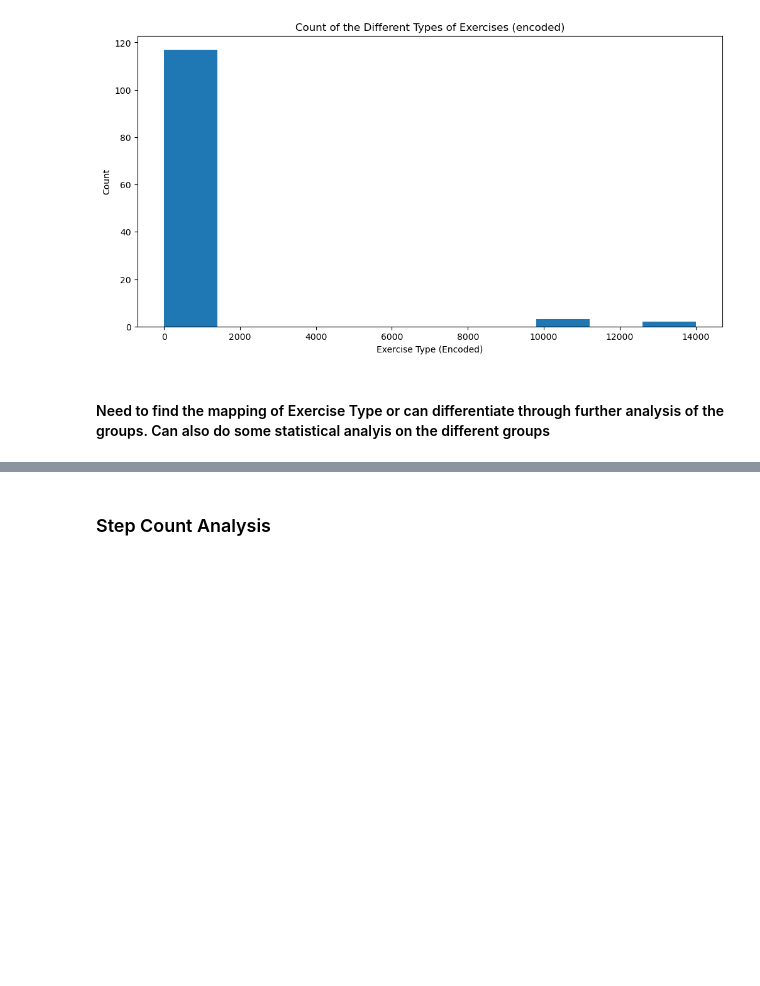
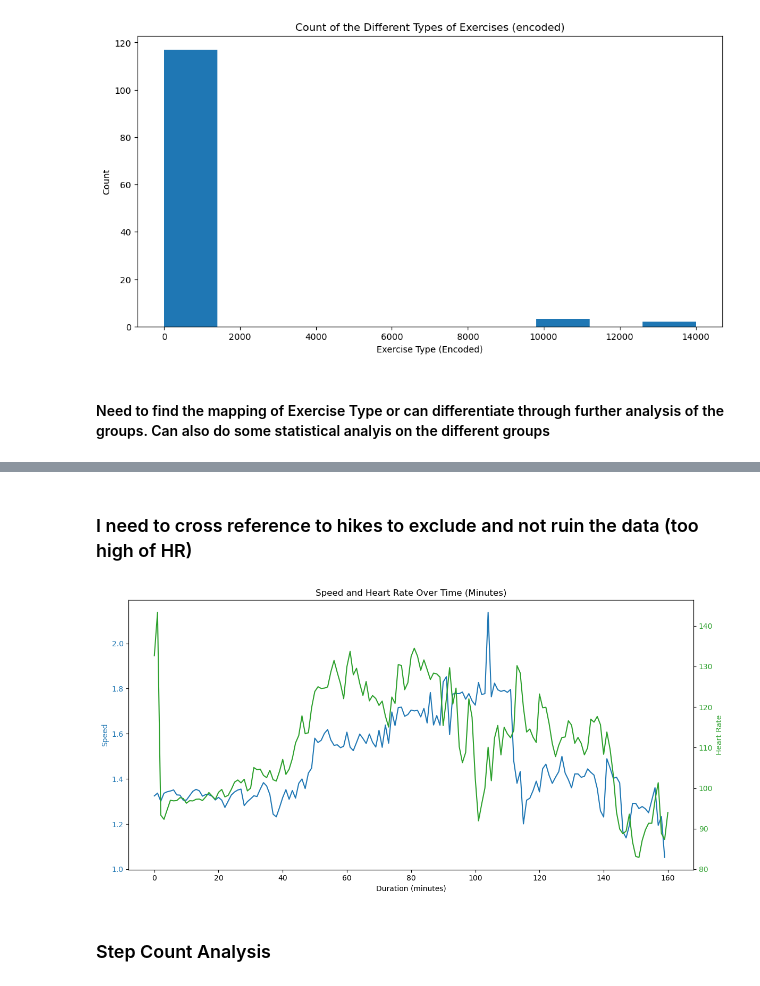
Before and after one commit to ddiaz1126/Heart-Rate-Monitoring-Forecast, a Jupyter notebook: data_analysis_watch_data.ipynb, the cells around one changed output, grey strips where cells are left out. Saved outputs shown, nothing was run; the diff lists cells and outputs as text; code cells hidden in the pictures; blank space fills up the shorter version.

Commit message:
Added the hikes_overview and analyzed watch data more

```diff
--- a/data_analysis_watch_data.ipynb
+++ b/data_analysis_watch_data.ipynb
@@ -171,0 +251,20 @@ plt.show()
+# %%
+# Ensure the DataFrame is not empty
+if not all_walk_data_df.empty:
+    # Create a 'duration_minutes' column by converting seconds to minutes
+    all_walk_data_df['duration_minutes'] = (all_walk_data_df['duration_seconds'] // 60).astype(int)
+
+    # Group by 'duration_minutes' and aggregate metrics
+    aggregated_df = (
+        all_walk_data_df
+        .groupby('duration_minutes')
+        .agg({
+            'speed': 'mean',        # Take the mean speed
+            'heart_rate': 'mean'    # Take the mean heart rate
+        })
+        .reset_index()  # Reset index to make 'duration_minutes' a column
+    )
+
+    print("Data has been aggregated by minutes:")
+else:
+    print("The DataFrame is empty. No operation performed.")
@@ -172,3 +296,30 @@ plt.show()
+# %% [markdown]
+### I need to cross reference to hikes to exclude and not ruin the data (too high of HR)
+# %%
+fig, ax1 = plt.subplots(figsize=(12, 6))
+
+# Plot 'speed' on the first y-axis
+color = 'tab:blue'
+ax1.set_xlabel('Duration (minutes)')
+ax1.set_ylabel('Speed', color=color)
+ax1.plot(aggregated_df['duration_minutes'], aggregated_df['speed'], color=color, label='Speed')
+ax1.tick_params(axis='y', labelcolor=color)
+
+# Create a second y-axis for 'heart_rate'
+ax2 = ax1.twinx()
+color = 'tab:green'
+ax2.set_ylabel('Heart Rate', color=color)
+ax2.plot(aggregated_df['duration_minutes'], aggregated_df['heart_rate'], color=color, label='Heart Rate')
+ax2.tick_params(axis='y', labelcolor=color)
+
+# Add title and legend
+plt.title('Speed and Heart Rate Over Time (Minutes)')
+fig.tight_layout()  # Ensure labels and titles don't overlap
+
+# Show the plot
+plt.show()
+# %% [output]
+[figure, added]
 # %% [markdown]
 ### Step Count Analysis
 # %%
```
Also changed, not shown: parts of 8 cells of this notebook, 4 other files.
